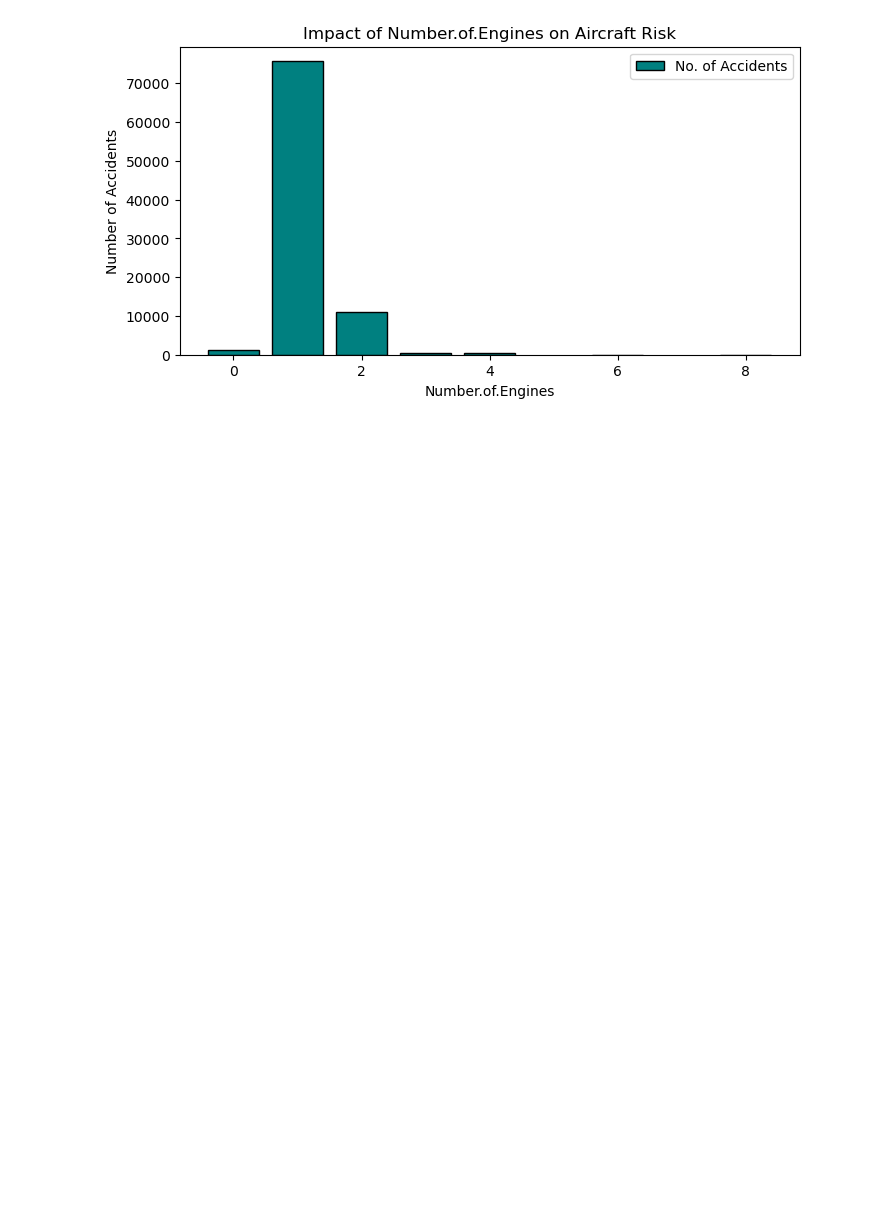
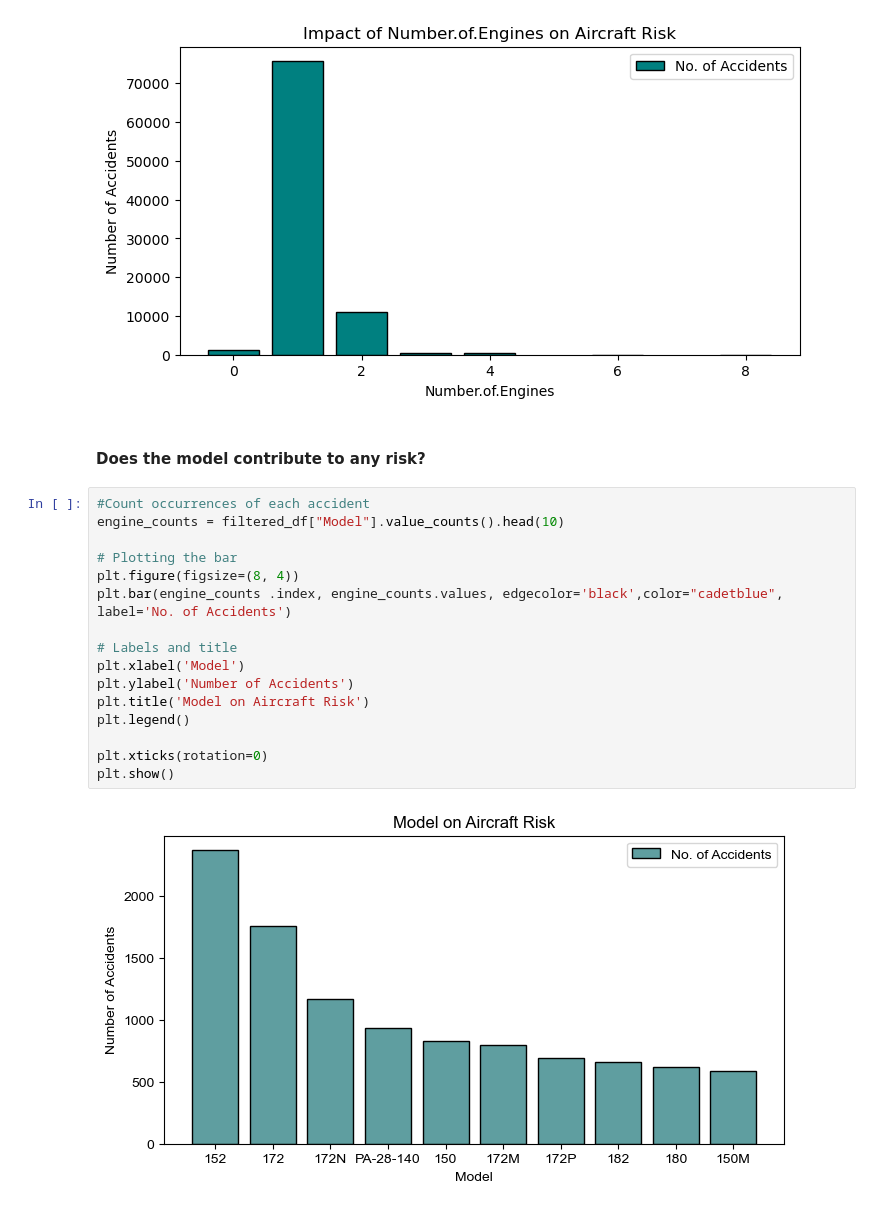
Before and after one commit to blaise-mwangi/dsc-project-aviation, a Jupyter notebook: dsc_project_aviation.ipynb, the cells around one changed output. Drawn from its saved outputs; the diff is of its cells as text; blank space fills up the shorter version.

Commit message:
Data Visualization -Model vs Risk

```diff
--- a/dsc_project_aviation.ipynb
+++ b/dsc_project_aviation.ipynb
@@ -344,3 +345,23 @@ plt.xticks(rotation=0)
 plt.show()
 # %% [output]
 [figure]
+# %% [markdown]
+#### Does the model contribute to any risk?
+# %%
+#Count occurrences of each accident
+engine_counts = filtered_df["Model"].value_counts().head(10)
+
+# Plotting the bar
+plt.figure(figsize=(8, 4))
+plt.bar(engine_counts .index, engine_counts.values, edgecolor='black',color="cadetblue", label='No. of Accidents')
+
+# Labels and title
+plt.xlabel('Model')
+plt.ylabel('Number of Accidents')
+plt.title('Model on Aircraft Risk')
+plt.legend()
+
+plt.xticks(rotation=0)
+plt.show()
+# %% [output]
+[figure, added]
```
Also changed, not shown: parts of 2 cells of this notebook.
